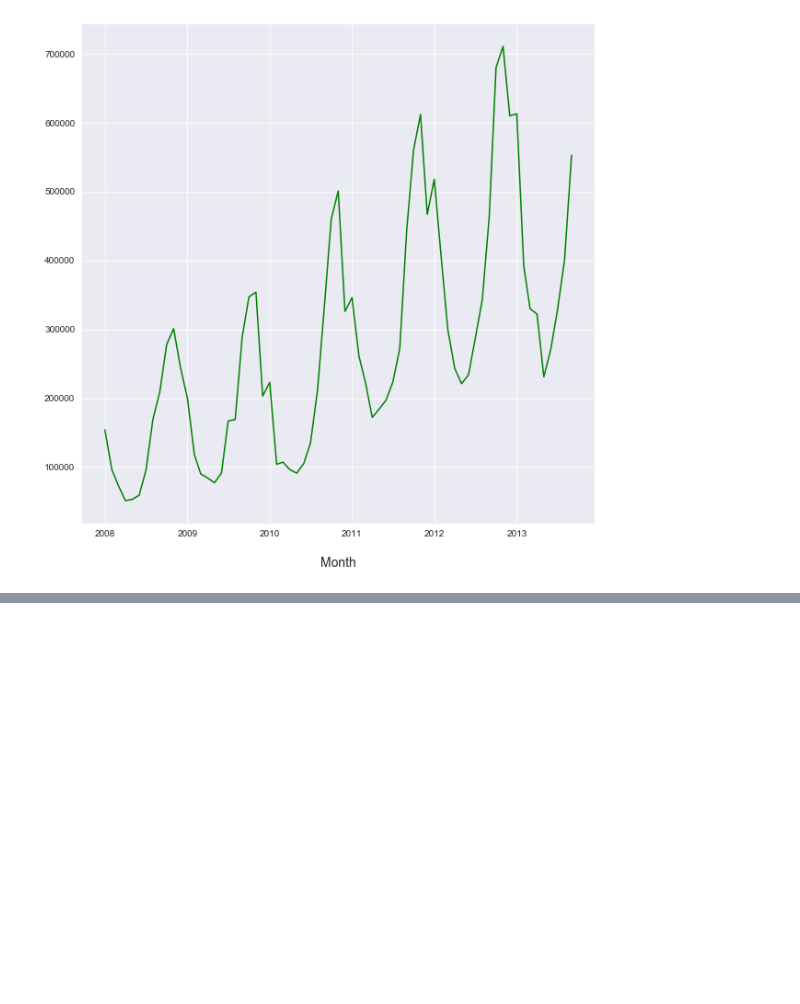
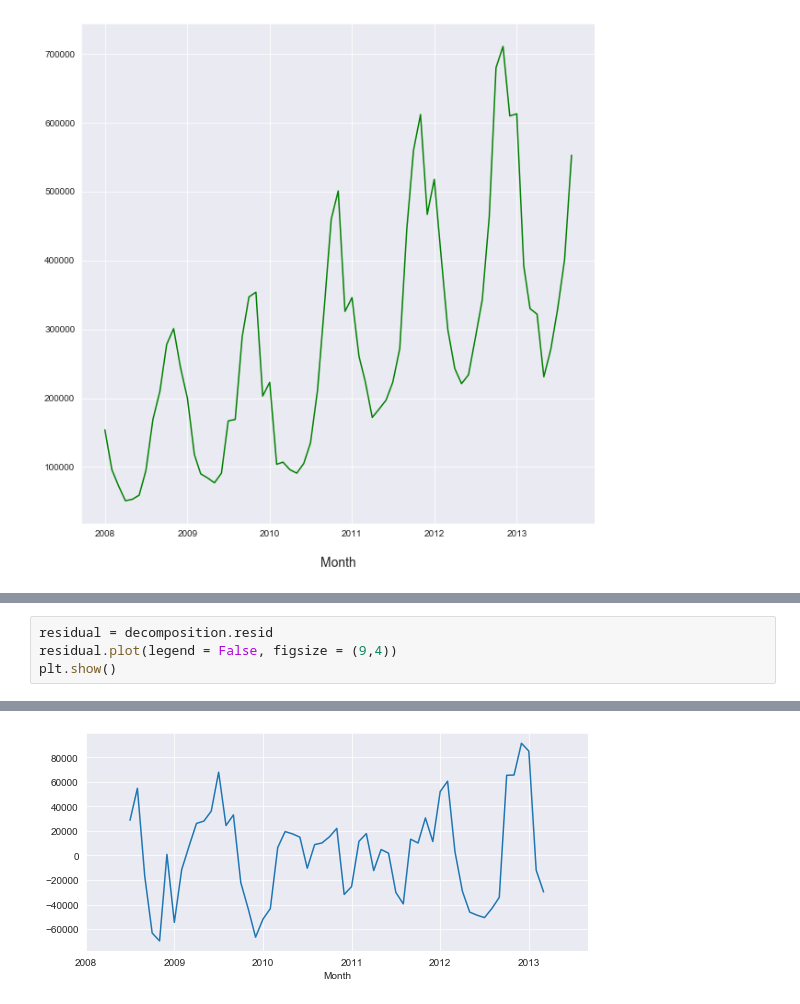
Before and after one commit to hamzajabbarr/time_series_forecasting_example, a Jupyter notebook: Time_series.ipynb, the cells around one changed output, grey strips where cells are left out. Cells and saved outputs as stored; diff of their text form; blank space fills up the shorter version.

```diff
--- a/Time_series.ipynb
+++ b/Time_series.ipynb
@@ -243,0 +266,5 @@ Considering both these factors, shouldn't it be logical to include trend and sea
+# %%
+residual = decomposition.resid
+residual.plot(legend = False, figsize = (9,4))
+plt.show()
+# %% [output]
@@ -243,0 +272 @@ Considering both these factors, shouldn't it be logical to include trend and sea
+[figure, added]
```
Also changed, not shown: parts of 7 cells of this notebook.
